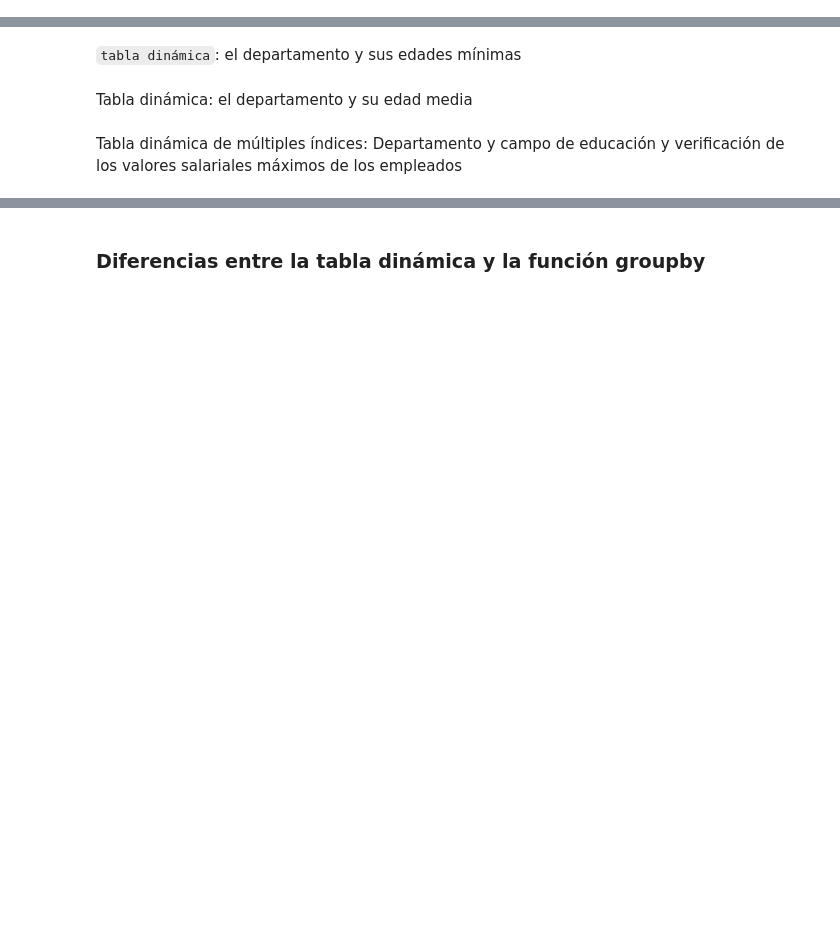
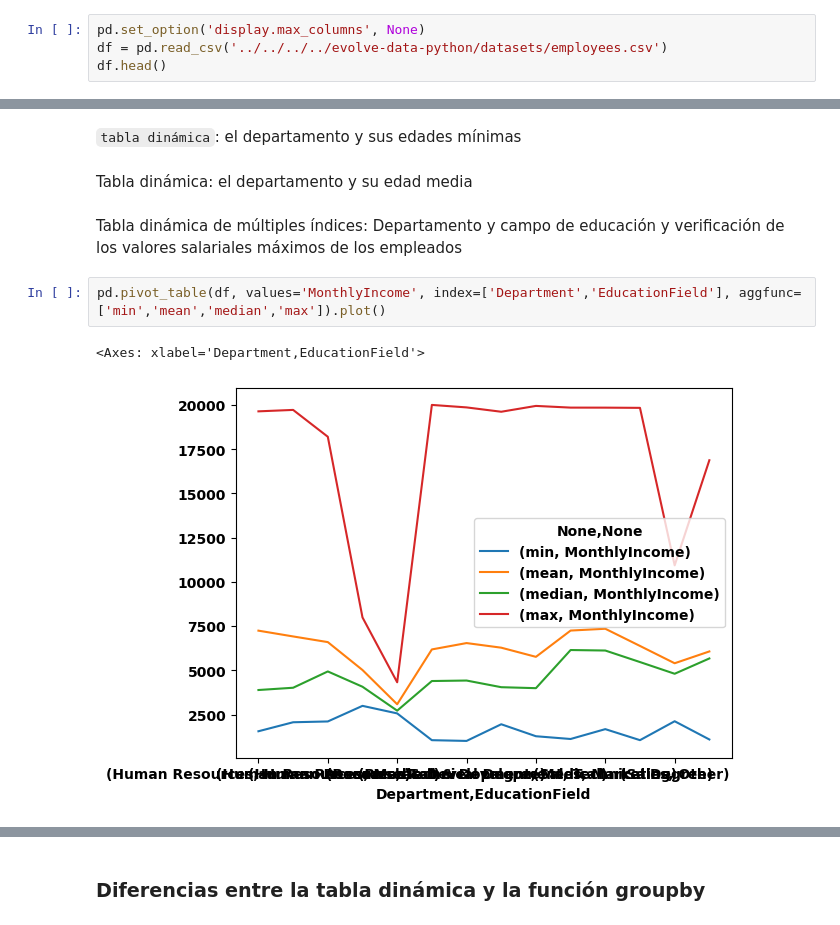
Before and after one commit to OscarFraile/EVOLVE, a Jupyter notebook: Fernando_Costa/Notebooks/Oscar/5.1.1 - Pandas III - Aggregation & combination.ipynb, the cells around one changed output, grey strips where cells are left out. Saved outputs shown, nothing was run; the diff lists cells and outputs as text; blank space fills up the shorter version.

```diff
--- a/Fernando_Costa/Notebooks/Oscar/5.1.1 - Pandas III - Aggregation & combination.ipynb
+++ b/Fernando_Costa/Notebooks/Oscar/5.1.1 - Pandas III - Aggregation & combination.ipynb
@@ -57,0 +152,4 @@ df.groupby()
+# %%
+pd.set_option('display.max_columns', None)
+df = pd.read_csv('../../../../evolve-data-python/datasets/employees.csv')
+df.head()
@@ -97,3 +287,8 @@ Tabla dinámica: el departamento y sus edades máximas
 Tabla dinámica: el departamento y su edad media
 # %% [markdown]
 Tabla dinámica de múltiples índices: Departamento y campo de educación y verificación de los valores salariales máximos de los empleados
+# %%
+pd.pivot_table(df, values='MonthlyIncome', index=['Department','EducationField'], aggfunc=['min','mean','median','max']).plot()
+# %% [output]
+<Axes: xlabel='Department,EducationField'>
+[figure, added]
```
Also changed, not shown: parts of 42 cells of this notebook.
